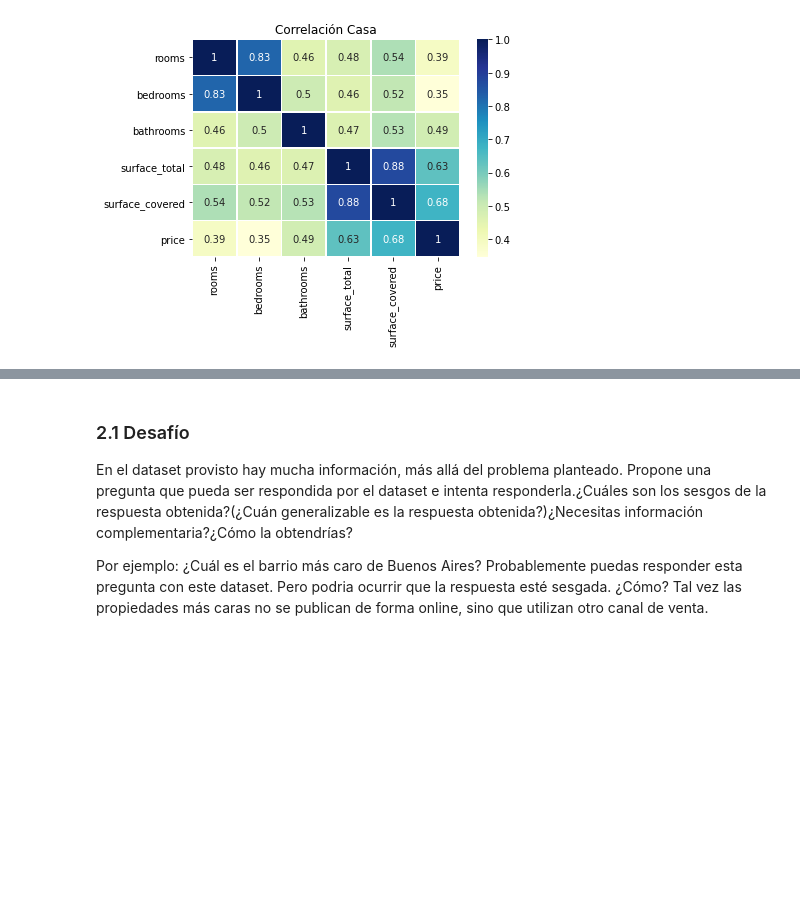
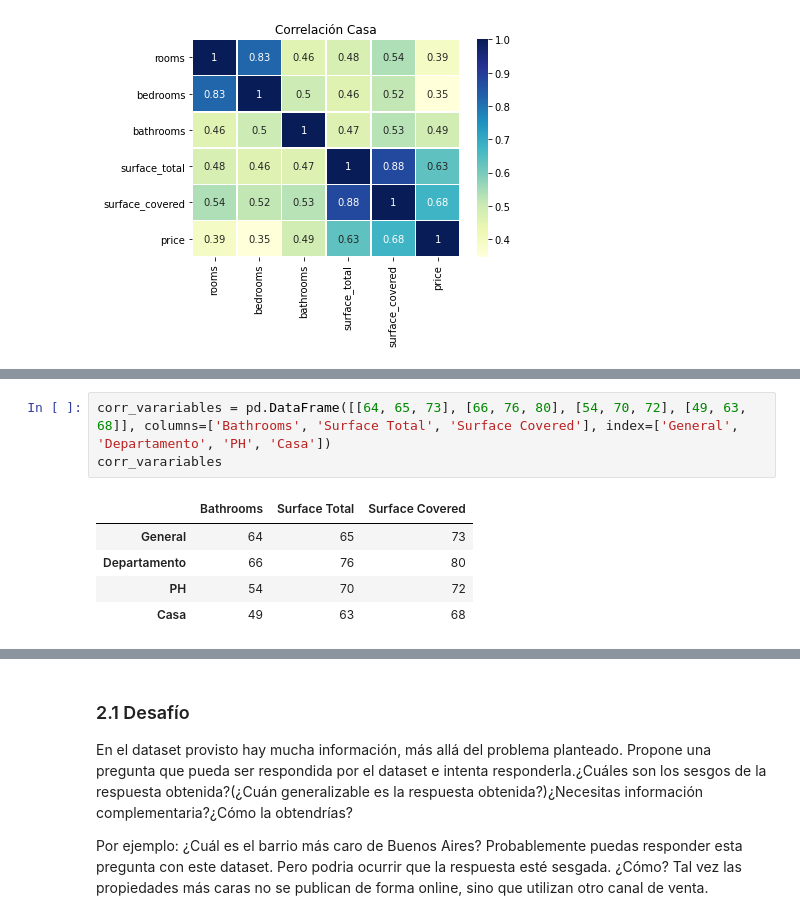
Before and after one commit to lalo1898developer/acamica_sprintproject-1, a Jupyter notebook: DS_Proyecto_01.ipynb, the cells around one changed output, grey strips where cells are left out. Drawn from its saved outputs; the diff is of its cells as text; blank space fills up the shorter version.

```diff
--- a/DS_Proyecto_01.ipynb
+++ b/DS_Proyecto_01.ipynb
@@ -563,0 +625,9 @@ También aqui se ve nota la importancia de los cuartos, por que al menos en Méx
+# %%
+corr_varariables = pd.DataFrame([[64, 65, 73], [66, 76, 80], [54, 70, 72], [49, 63, 68]], columns=['Bathrooms', 'Surface Total', 'Surface Covered'], index=['General', 'Departamento', 'PH', 'Casa'])
+corr_varariables
+# %% [output]
+|  | Bathrooms | Surface Total | Surface Covered |
+| General | 64 | 65 | 73 |
+| Departamento | 66 | 76 | 80 |
+| PH | 54 | 70 | 72 |
+| Casa | 49 | 63 | 68 |
```
Also changed, not shown: parts of 16 cells of this notebook.
